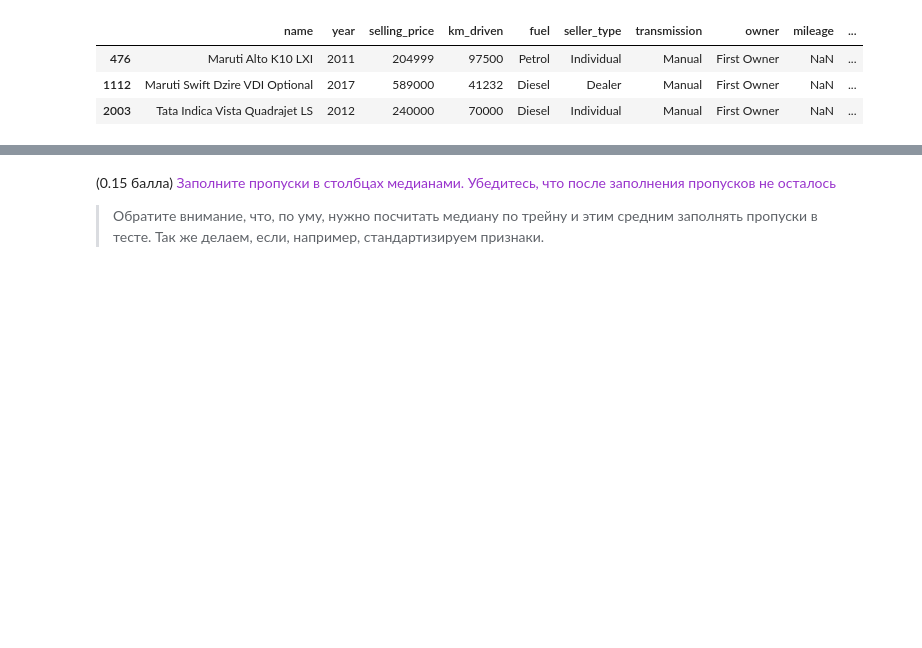
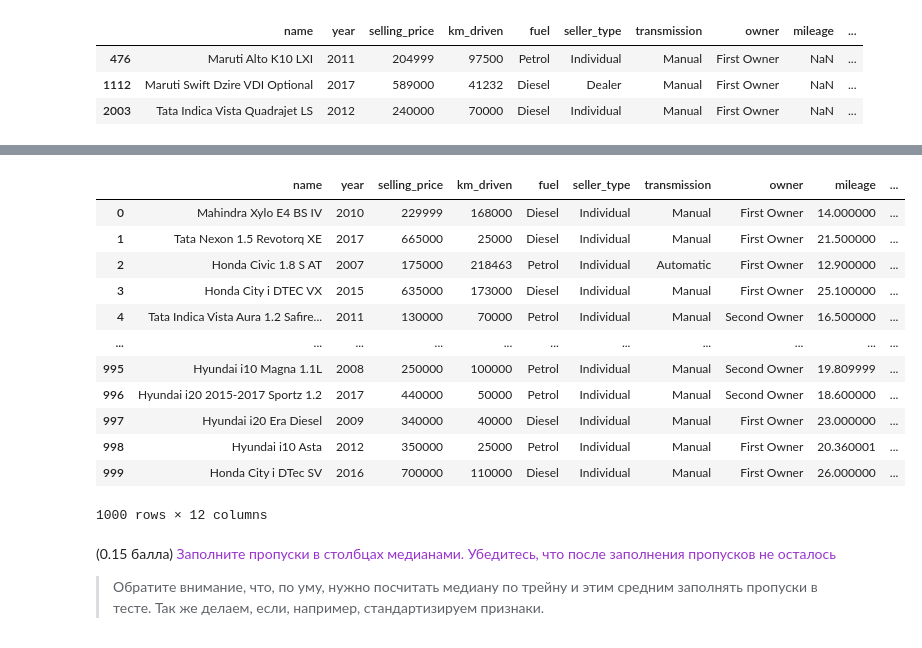
Before and after one commit to TiunovNN/hse-ml-homeworks, a Jupyter notebook: homework1/HW1_Regression_with_inference.ipynb, the cells around one changed output, grey strips where cells are left out. Drawn from its saved outputs; the diff is of its cells as text; code cells hidden in the pictures; blank space fills up the shorter version.

```diff
--- a/homework1/HW1_Regression_with_inference.ipynb
+++ b/homework1/HW1_Regression_with_inference.ipynb
@@ -254,3 +254,4 @@ max_power
 # %%
 for column in ('mileage', 'max_power', 'engine'):
     df_train[column] = pd.to_numeric(df_train[column].str.partition(' ')[0], errors='coerce', downcast='float')
+    df_test[column] = pd.to_numeric(df_test[column].str.partition(' ')[0], errors='coerce', downcast='float')
@@ -273,3 +275,20 @@ df_train
+# %%
+df_test = df_test.drop(columns='torque', errors='ignore')
+df_test
+# %% [output]
+|  | name | year | selling_price | km_driven | fuel | seller_type | transmission | owner | mileage | ... |
+| 0 | Mahindra Xylo E4 BS IV | 2010 | 229999 | 168000 | Diesel | Individual | Manual | First Owner | 14.000000 | ... |
+| 1 | Tata Nexon 1.5 Revotorq XE | 2017 | 665000 | 25000 | Diesel | Individual | Manual | First Owner | 21.500000 | ... |
+| 2 | Honda Civic 1.8 S AT | 2007 | 175000 | 218463 | Petrol | Individual | Automatic | First Owner | 12.900000 | ... |
+| 3 | Honda City i DTEC VX | 2015 | 635000 | 173000 | Diesel | Individual | Manual | First Owner | 25.100000 | ... |
+| 4 | Tata Indica Vista Aura 1.2 Safire... | 2011 | 130000 | 70000 | Petrol | Individual | Manual | Second Owner | 16.500000 | ... |
+| ... | ... | ... | ... | ... | ... | ... | ... | ... | ... | ... |
+| 995 | Hyundai i10 Magna 1.1L | 2008 | 250000 | 100000 | Petrol | Individual | Manual | Second Owner | 19.809999 | ... |
+| 996 | Hyundai i20 2015-2017 Sportz 1.2 | 2017 | 440000 | 50000 | Petrol | Individual | Manual | Second Owner | 18.600000 | ... |
+| 997 | Hyundai i20 Era Diesel | 2009 | 340000 | 40000 | Diesel | Individual | Manual | First Owner | 23.000000 | ... |
+| 998 | Hyundai i10 Asta | 2012 | 350000 | 25000 | Petrol | Individual | Manual | First Owner | 20.360001 | ... |
+| 999 | Honda City i DTec SV | 2016 | 700000 | 110000 | Diesel | Individual | Manual | First Owner | 26.000000 | ... |
+1000 rows × 12 columns
 # %% [markdown]
 (0.15 балла) <font color='#9933CC'>Заполните пропуски в столбцах медианами. Убедитесь, что после заполнения пропусков не осталось</font>
 
```
Also changed, not shown: parts of 10 cells of this notebook.
